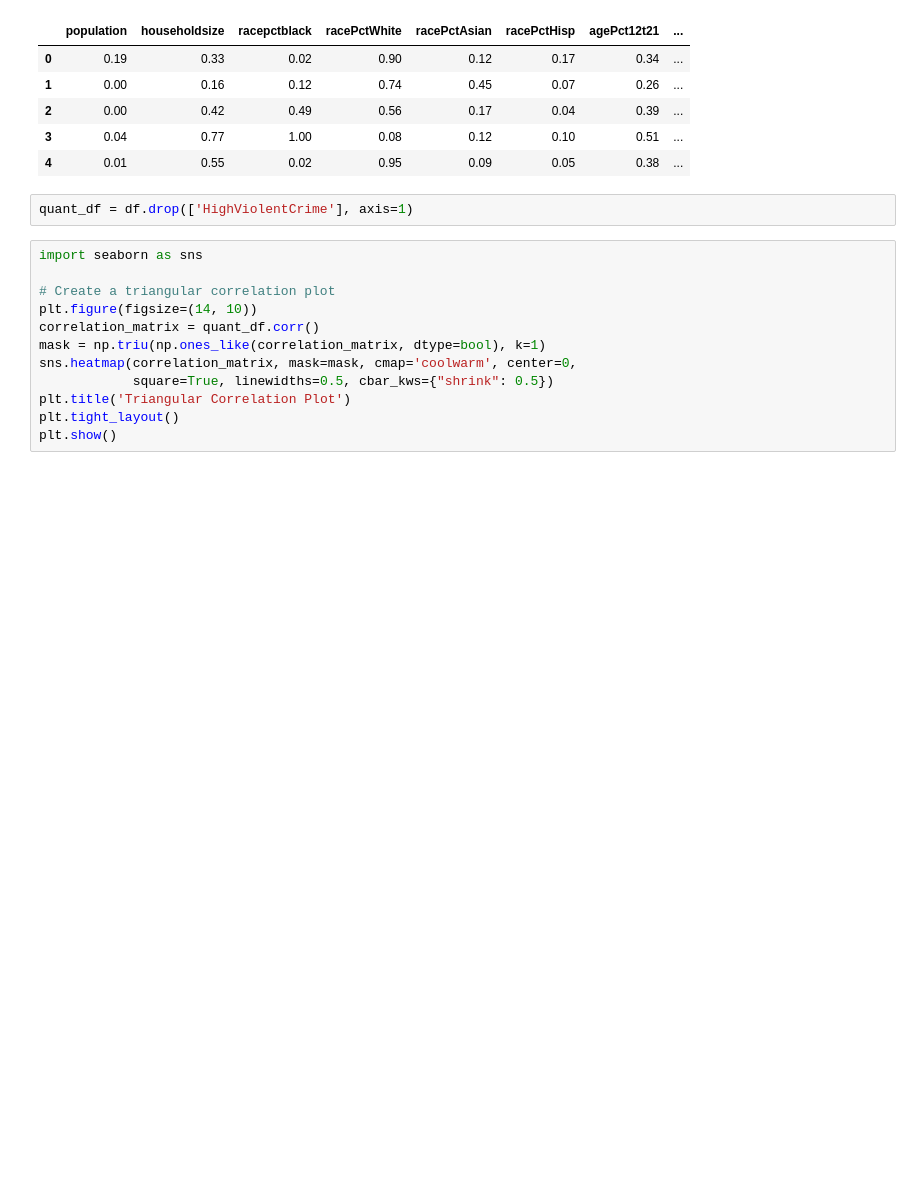
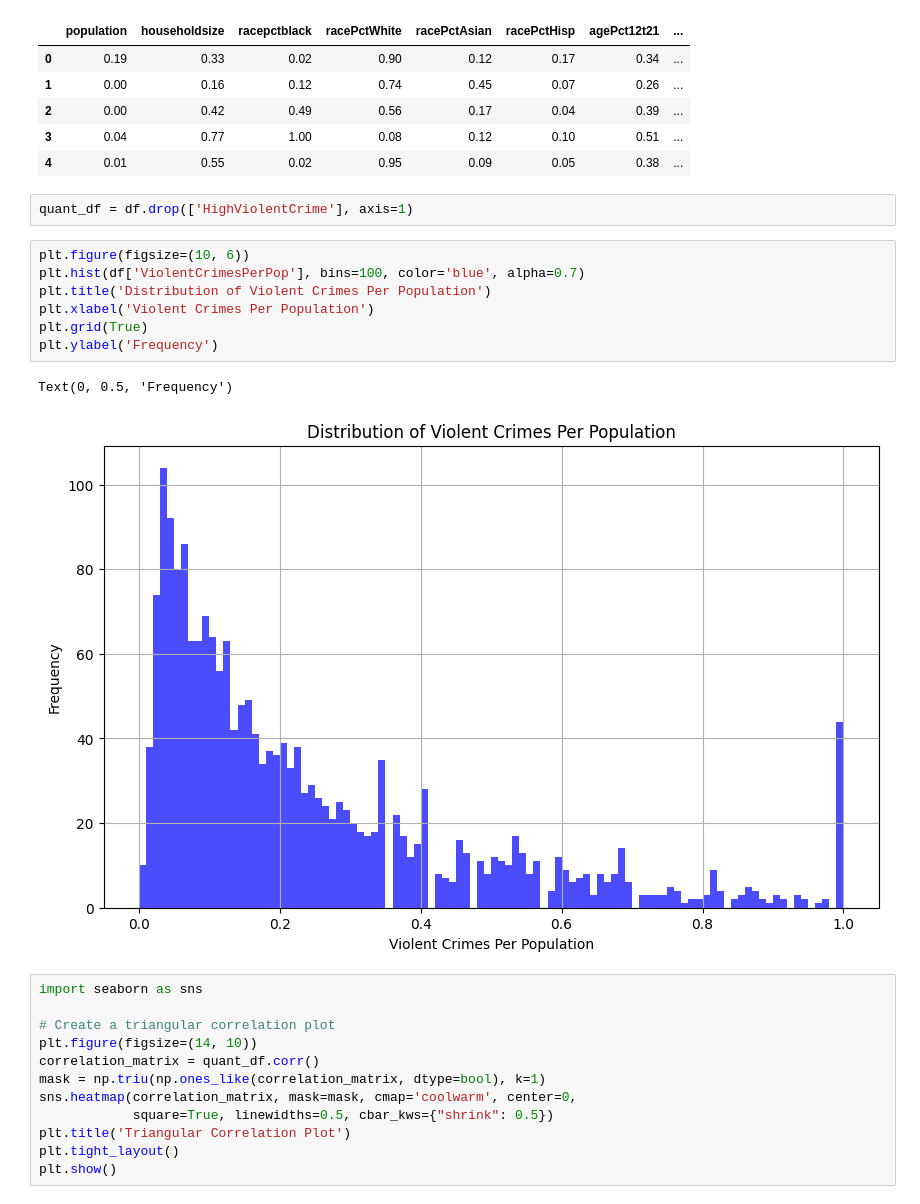
Before and after one commit to y3y-tech/Multivariate_Project_32950, a Jupyter notebook: Models/Yiyang_Elastic_Net.ipynb, the cells around one changed output. Cells and saved outputs as stored; diff of their text form; blank space fills up the shorter version.

```diff
--- a/Models/Yiyang_Elastic_Net.ipynb
+++ b/Models/Yiyang_Elastic_Net.ipynb
@@ -37,6 +39,16 @@ df.head()
 | 4 | 0.01 | 0.55 | 0.02 | 0.95 | 0.09 | 0.05 | 0.38 | ... |
 # %%
 quant_df = df.drop(['HighViolentCrime'], axis=1)
+# %%
+plt.figure(figsize=(10, 6))
+plt.hist(df['ViolentCrimesPerPop'], bins=100, color='blue', alpha=0.7)
+plt.title('Distribution of Violent Crimes Per Population')
+plt.xlabel('Violent Crimes Per Population')
+plt.grid(True)
+plt.ylabel('Frequency')
+# %% [output]
+Text(0, 0.5, 'Frequency')
+[figure, added]
 # %%
 import seaborn as sns
 
```
Also changed, not shown: parts of 18 cells of this notebook.
